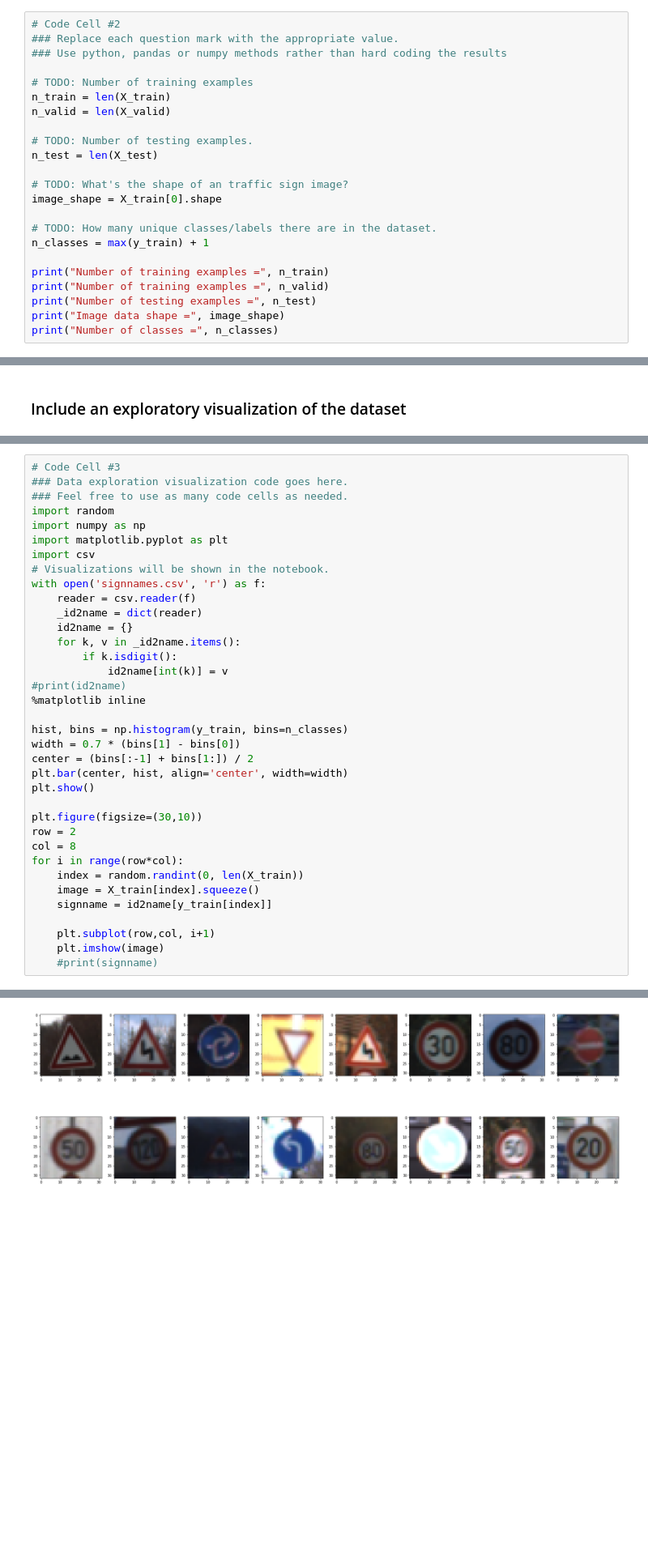
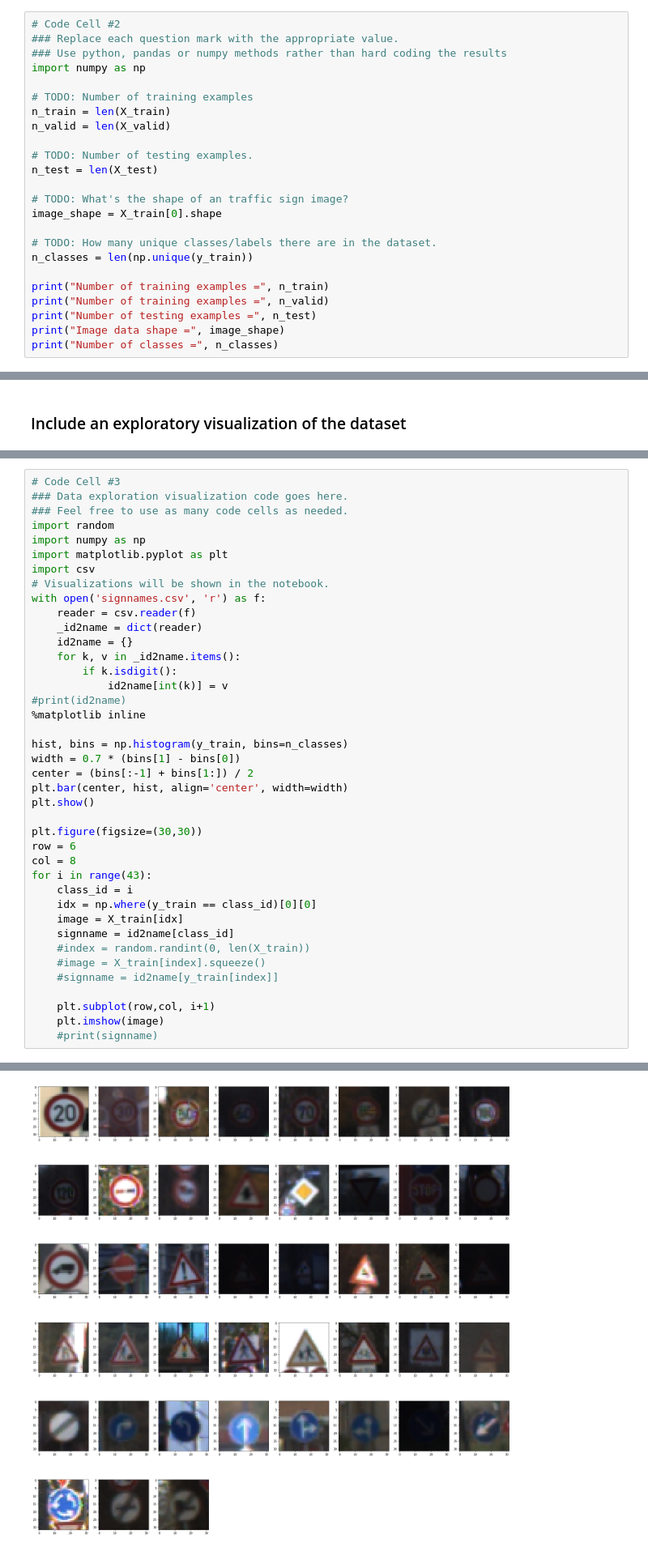
Before and after one commit to stereoboy/CarND-Traffic-Sign-Classifier-Project, a Jupyter notebook: Traffic_Sign_Classifier.ipynb, the cells around one changed output, grey strips where cells are left out. Shown: that part at 81% size. Drawn from its saved outputs; the diff is of its cells as text; blank space fills up the shorter version.

```diff
--- a/Traffic_Sign_Classifier.ipynb
+++ b/Traffic_Sign_Classifier.ipynb
@@ -59,6 +59,7 @@ Complete the basic data summary below. Use python, numpy and/or pandas methods t
 # Code Cell #2
 ### Replace each question mark with the appropriate value.
 ### Use python, pandas or numpy methods rather than hard coding the results
+import numpy as np
 
 # TODO: Number of training examples
 n_train = len(X_train)
@@ -71,7 +72,7 @@ n_test = len(X_test)
 image_shape = X_train[0].shape
 
 # TODO: How many unique classes/labels there are in the dataset.
-n_classes = max(y_train) + 1
+n_classes = len(np.unique(y_train))
 
 print("Number of training examples =", n_train)
 print("Number of training examples =", n_valid)
@@ -97,40 +98,44 @@ The [Matplotlib](http://matplotlib.org/) [examples](http://matplotlib.org/exampl
 ### Data exploration visualization code goes here.
 ### Feel free to use as many code cells as needed.
 import random
 import numpy as np
 import matplotlib.pyplot as plt
 import csv
 # Visualizations will be shown in the notebook.
 with open('signnames.csv', 'r') as f:
     reader = csv.reader(f)
     _id2name = dict(reader)
     id2name = {}
     for k, v in _id2name.items():
         if k.isdigit():
             id2name[int(k)] = v
 #print(id2name)
 %matplotlib inline
 
 hist, bins = np.histogram(y_train, bins=n_classes)
 width = 0.7 * (bins[1] - bins[0])
 center = (bins[:-1] + bins[1:]) / 2
 plt.bar(center, hist, align='center', width=width)
 plt.show()
 
-plt.figure(figsize=(30,10))
-row = 2
+plt.figure(figsize=(30,30))
+row = 6
 col = 8
-for i in range(row*col):
-    index = random.randint(0, len(X_train))
-    image = X_train[index].squeeze()
-    signname = id2name[y_train[index]]
+for i in range(43):
+    class_id = i
+    idx = np.where(y_train == class_id)[0][0]
+    image = X_train[idx]
+    signname = id2name[class_id]
+    #index = random.randint(0, len(X_train))
+    #image = X_train[index].squeeze()
+    #signname = id2name[y_train[index]]
 
     plt.subplot(row,col, i+1)
     plt.imshow(image)
     #print(signname)
 # %% [output]
 [figure]
-[figure, old version]
+[figure, new version]
 # %% [markdown]
 ----
 
```
Also changed, not shown: 1 other file.
